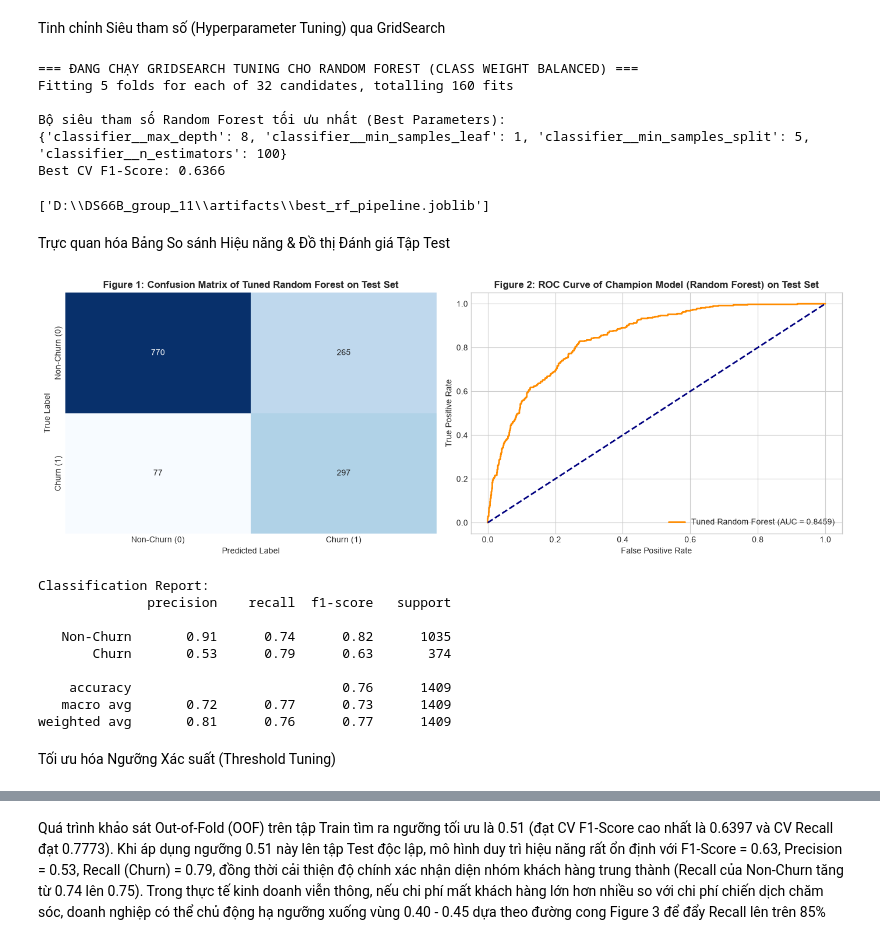
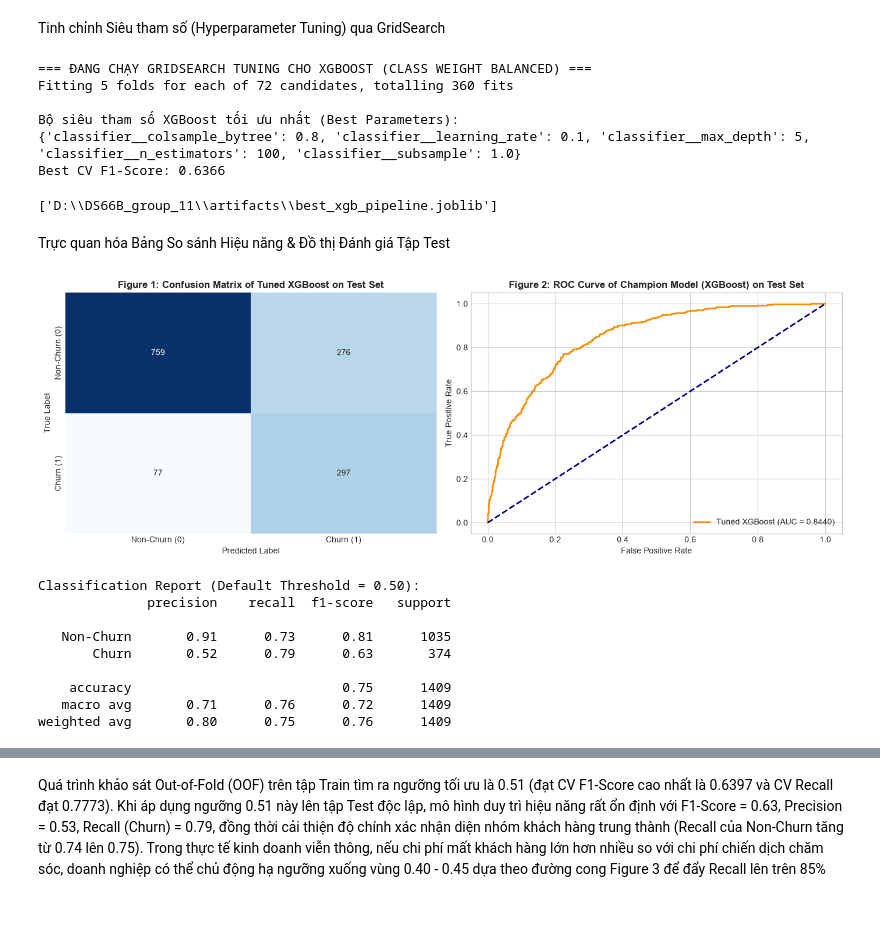
Before and after one commit to nhnminh1409/DS66B_group_11, a Jupyter notebook: notebooks/02_advanced_modeling.ipynb, the cells around one changed output, grey strips where cells are left out. Cells and saved outputs as stored; diff of their text form; code cells hidden in the pictures; blank space fills up the shorter version.

```diff
--- a/notebooks/02_advanced_modeling.ipynb
+++ b/notebooks/02_advanced_modeling.ipynb
@@ -206,91 +206,94 @@ Decision Tree Class Weight Balanced         0.5074        0.6649       0.5023
 # %% [markdown]
 Tinh chỉnh Siêu tham số (Hyperparameter Tuning) qua GridSearch
 # %%
-# GridSearchCV cho mô hình chiến thắng từ Table 2: Random Forest (Class Weight Balanced)
-from sklearn.ensemble import RandomForestClassifier
-
+# GridSearchCV cho mô hình chiến thắng từ Table 2: XGBoost (Class Weight Balanced)
 tune_pipeline = ImbPipeline(steps=[
     ('preprocessor', preprocessor),
-    ('classifier', RandomForestClassifier(random_state=core.RANDOM_STATE, class_weight='balanced'))
+    ('classifier', XGBClassifier(
+        random_state=core.RANDOM_STATE,
+        eval_metric='logloss',
+        scale_pos_weight=pos_weight_ratio
+    ))
 ])
 
-param_grid_rf = {
+param_grid_xgb = {
     'classifier__n_estimators': [100, 200],
-    'classifier__max_depth': [5, 8, 12, None],
-    'classifier__min_samples_split': [2, 5],
-    'classifier__min_samples_leaf': [1, 2]
+    'classifier__max_depth': [3, 5, 7],
+    'classifier__learning_rate': [0.01, 0.05, 0.1],
+    'classifier__subsample': [0.8, 1.0],
+    'classifier__colsample_bytree': [0.8, 1.0]
 }
 
 grid_search = GridSearchCV(
     estimator=tune_pipeline,
-    param_grid=param_grid_rf,
+    param_grid=param_grid_xgb,
     cv=cv_stratified,
     scoring='f1',
     n_jobs=-1,
     verbose=1
 )
 
-print("=== ĐANG CHẠY GRIDSEARCH TUNING CHO RANDOM FOREST (CLASS WEIGHT BALANCED) ===")
+print("=== ĐANG CHẠY GRIDSEARCH TUNING CHO XGBOOST (CLASS WEIGHT BALANCED) ===")
 grid_search.fit(X_train, y_train)
 
 best_model = grid_search.best_estimator_
-print("\nBộ siêu tham số Random Forest tối ưu nhất (Best Parameters):")
+print("\nBộ siêu tham số XGBoost tối ưu nhất (Best Parameters):")
 print(grid_search.best_params_)
 print(f"Best CV F1-Score: {grid_search.best_score_:.4f}")
-joblib.dump(best_model, core.ARTIFACTS_DIR / "best_rf_pipeline.joblib")
+
+# Lưu mô hình tốt nhất vào thư mục artifacts
+joblib.dump(best_model, core.ARTIFACTS_DIR / "best_xgb_pipeline.joblib")
 # %% [output]
-=== ĐANG CHẠY GRIDSEARCH TUNING CHO RANDOM FOREST (CLASS WEIGHT BALANCED) ===
-Fitting 5 folds for each of 32 candidates, totalling 160 fits
+=== ĐANG CHẠY GRIDSEARCH TUNING CHO XGBOOST (CLASS WEIGHT BALANCED) ===
+Fitting 5 folds for each of 72 candidates, totalling 360 fits
 
-Bộ siêu tham số Random Forest tối ưu nhất (Best Parameters):
-{'classifier__max_depth': 8, 'classifier__min_samples_leaf': 1, 'classifier__min_samples_split': 5, 'classifier__n_estimators': 100}
+Bộ siêu tham số XGBoost tối ưu nhất (Best Parameters):
+{'classifier__colsample_bytree': 0.8, 'classifier__learning_rate': 0.1, 'classifier__max_depth': 5, 'classifier__n_estimators': 100, 'classifier__subsample': 1.0}
 Best CV F1-Score: 0.6366
-['D:\\DS66B_group_11\\artifacts\\best_rf_pipeline.joblib']
+['D:\\DS66B_group_11\\artifacts\\best_xgb_pipeline.joblib']
 # %% [markdown]
 Trực quan hóa Bảng So sánh Hiệu năng & Đồ thị Đánh giá Tập Test
 # %%
-# Dự đoán trên tập Test độc lập & Trực quan hóa kết quả mô hình Tuned Random Forest
+# Dự đoán trên tập Test độc lập & Trực quan hóa kết quả mô hình Tuned XGBoost
 y_pred_test = best_model.predict(X_test)
 y_prob_test = best_model.predict_proba(X_test)[:, 1]
 
 # Cấu hình Biểu đồ ROC Curve & Confusion Matrix
 fig, axes = plt.subplots(1, 2, figsize=(14, 5))
 
 # 1. Plot Confusion Matrix
 cm = confusion_matrix(y_test, y_pred_test)
 sns.heatmap(cm, annot=True, fmt='d', cmap='Blues', ax=axes[0], cbar=False)
-axes[0].set_title('Figure 1: Confusion Matrix of Tuned Random Forest on Test Set', fontsize=12, fontweight='bold')
+axes[0].set_title('Figure 1: Confusion Matrix of Tuned XGBoost on Test Set', fontsize=12, fontweight='bold')
 axes[0].set_xlabel('Predicted Label')
 axes[0].set_ylabel('True Label')
 axes[0].set_xticklabels(['Non-Churn (0)', 'Churn (1)'])
 axes[0].set_yticklabels(['Non-Churn (0)', 'Churn (1)'])
 
 # 2. Plot ROC Curve
 fpr, tpr, _ = roc_curve(y_test, y_prob_test)
 test_auc = roc_auc_score(y_test, y_prob_test)
-axes[1].plot(fpr, tpr, color='darkorange', lw=2, label=f'Tuned Random Forest (AUC = {test_auc:.4f})')
+axes[1].plot(fpr, tpr, color='darkorange', lw=2, label=f'Tuned XGBoost (AUC = {test_auc:.4f})')
 axes[1].plot([0, 1], [0, 1], color='navy', lw=2, linestyle='--')
-axes[1].set_title('Figure 2: ROC Curve of Champion Model (Random Forest) on Test Set', fontsize=12, fontweight='bold')
+axes[1].set_title('Figure 2: ROC Curve of Champion Model (XGBoost) on Test Set', fontsize=12, fontweight='bold')
 axes[1].set_xlabel('False Positive Rate')
 axes[1].set_ylabel('True Positive Rate')
 axes[1].legend(loc="lower right")
 
 plt.tight_layout()
-plt.savefig(core.FIGURES_DIR / "figure_rf_cm_and_roc.png", dpi=200, bbox_inches="tight")
+plt.savefig(core.FIGURES_DIR / "figure_xgb_cm_and_roc.png", dpi=200, bbox_inches="tight")
 plt.show()
 
-print("\nClassification Report:")
+print("\nClassification Report (Default Threshold = 0.50):")
 print(classification_report(y_test, y_pred_test, target_names=['Non-Churn', 'Churn']))
 # %% [output]
-[figure, old version]
+[figure, new version]
-Classification Report:
+Classification Report (Default Threshold = 0.50):
               precision    recall  f1-score   support
 
-   Non-Churn       0.91      0.74      0.82      1035
-       Churn       0.53      0.79      0.63       374
+   Non-Churn       0.91      0.73      0.81      1035
+       Churn       0.52      0.79      0.63       374
 
-    accuracy                           0.76      1409
-   macro avg       0.72      0.77      0.73      1409
-weighted avg       0.81      0.76      0.77      1409
+    accuracy                           0.75      1409
+   macro avg       0.71      0.76      0.72      1409
+weighted avg       0.80      0.75      0.76      1409
-# %% [markdown]
-Tối ưu hóa Ngưỡng Xác suất (Threshold Tuning)
```
Also changed, not shown: parts of 1 cell of this notebook.
